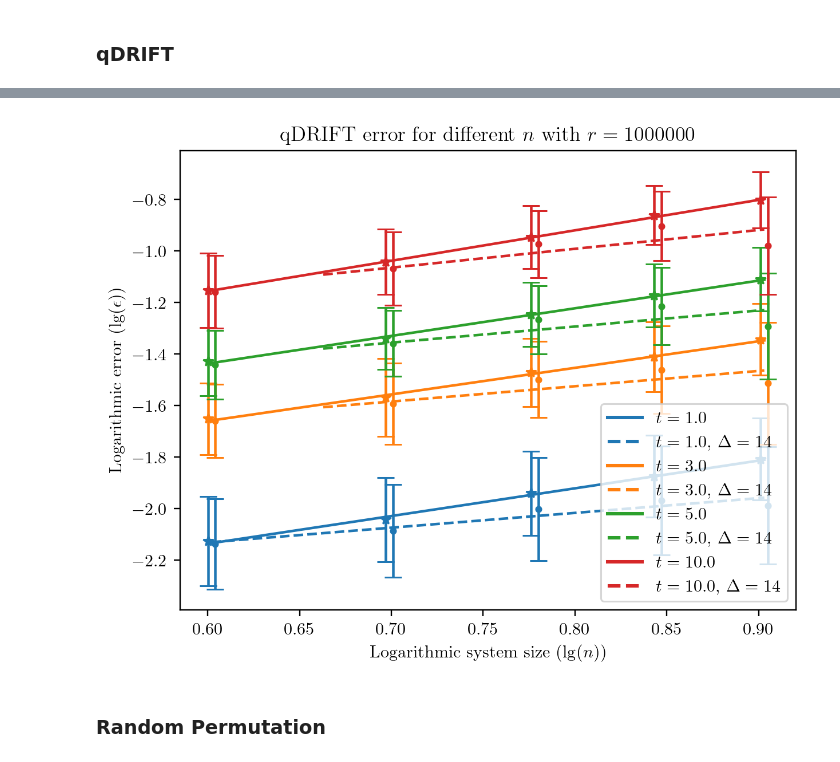
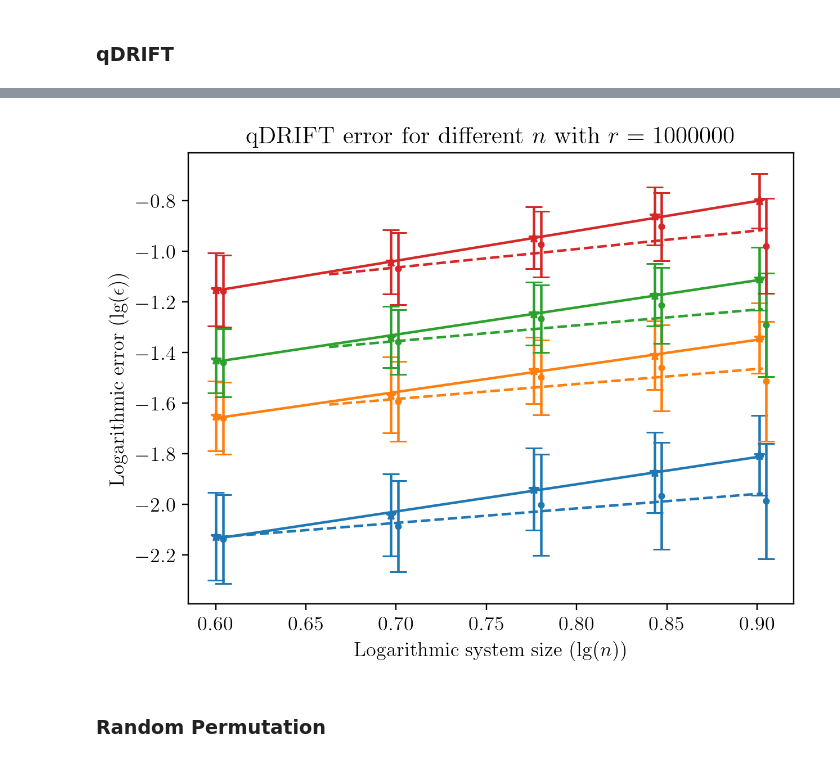
Before and after one commit to Qubit-Fernand/Digital-Quantum-Simulation, a Jupyter notebook: Figure/Plotting.ipynb, the cells around one changed output, grey strips where cells are left out. Drawn from its saved outputs; the diff is of its cells as text; code cells hidden in the pictures.

```diff
--- a/Figure/Plotting.ipynb
+++ b/Figure/Plotting.ipynb
@@ -6,7 +6,7 @@ from matplotlib.legend_handler import HandlerLine2D
 
 # 设置全局字体为 Times New Roman
 plt.rcParams["font.family"] = "Times New Roman"
-# plt.rcParams.update({"font.size": 12})
+plt.rcParams.update({"font.size": 12})
 
 # 启用 LaTeX 渲染
 plt.rcParams["text.usetex"] = True
@@ -317,6 +317,6 @@ plot_data_and_fit(
     starting_point=20
 )
 
-ax.legend(handler_map={plt.Line2D: ColorLineStyleHandler()})
+# ax.legend(handler_map={plt.Line2D: ColorLineStyleHandler()})
 fig.savefig("qDRIFT-n.pdf", dpi=600, format="pdf")
 # %% [output]
@@ -331,4 +331,4 @@ slope = 0.7300071811201096 for $t=10.0$, $\Delta = 14$
-[figure, old version]
+[figure, new version]
 # %% [markdown]
 ### Random Permutation
 # %%
```
Also changed, not shown: parts of 11 cells of this notebook, 11 other files.
